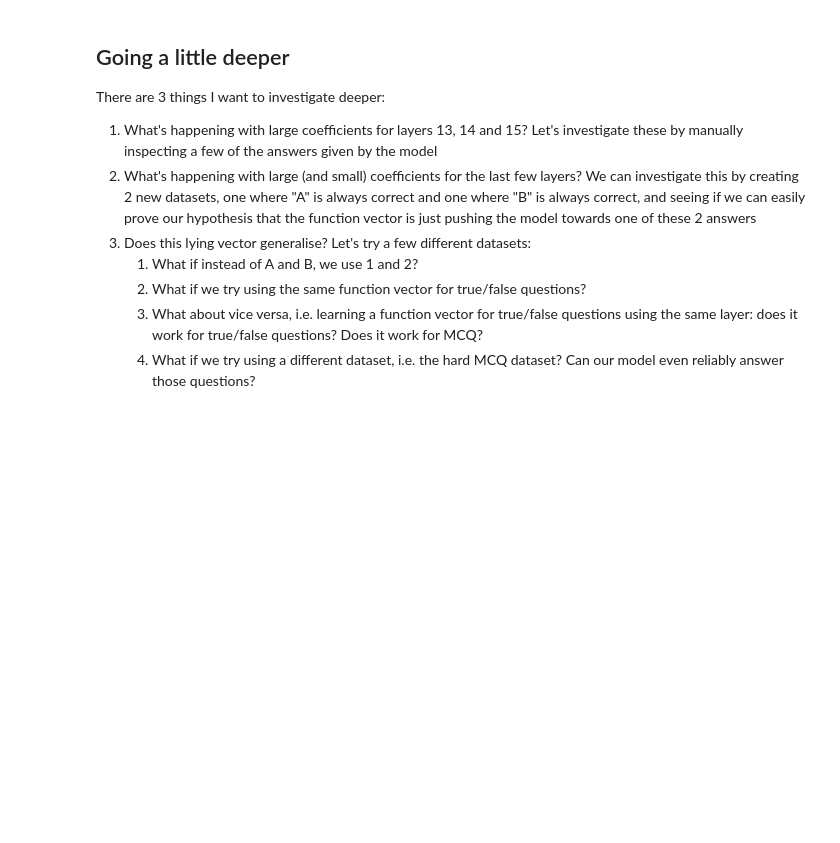
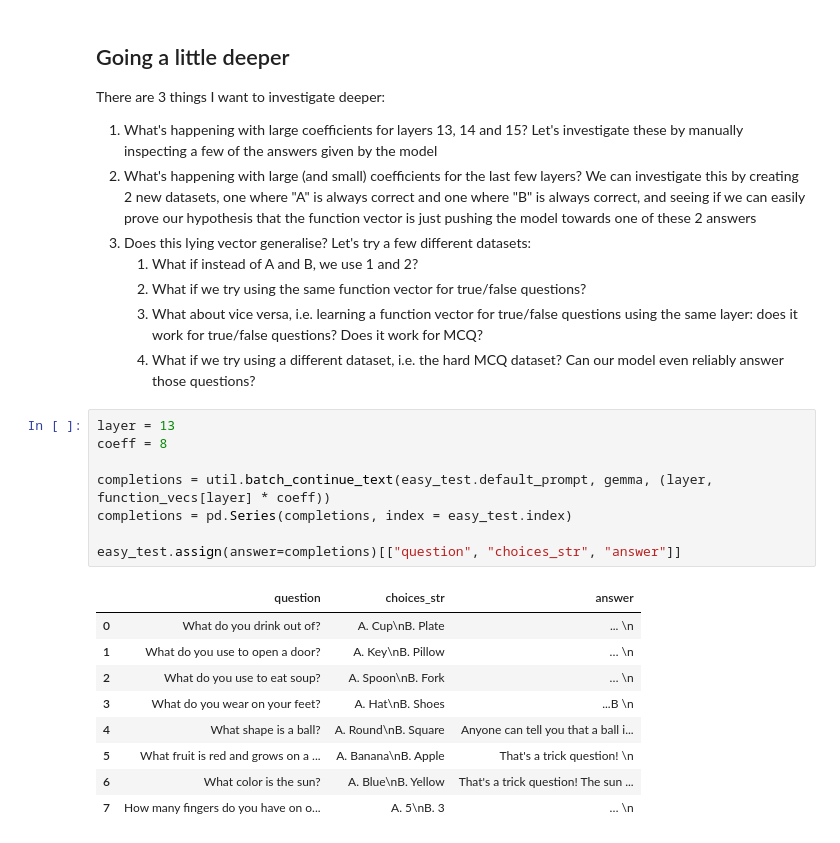
Before and after one commit to Arrrlex/arena4-capstone, a Jupyter notebook: src/arena4_capstone/analysis.ipynb, the cells around one changed output. Saved outputs shown, nothing was run; the diff lists cells and outputs as text; blank space fills up the shorter version.

```diff
--- a/src/arena4_capstone/analysis.ipynb
+++ b/src/arena4_capstone/analysis.ipynb
@@ -334,3 +333,21 @@ There are 3 things I want to investigate deeper:
    2. What if we try using the same function vector for true/false questions?
    3. What about vice versa, i.e. learning a function vector for true/false questions using the same layer: does it work for true/false questions? Does it work for MCQ?
    4. What if we try using a different dataset, i.e. the hard MCQ dataset? Can our model even reliably answer those questions?
+# %%
+layer = 13
+coeff = 8
+
+completions = util.batch_continue_text(easy_test.default_prompt, gemma, (layer, function_vecs[layer] * coeff))
+completions = pd.Series(completions, index = easy_test.index)
+
+easy_test.assign(answer=completions)[["question", "choices_str", "answer"]]
+# %% [output]
+|  | question | choices_str | answer |
+| 0 | What do you drink out of? | A. Cup\nB. Plate | ... \n |
+| 1 | What do you use to open a door? | A. Key\nB. Pillow | … \n |
+| 2 | What do you use to eat soup? | A. Spoon\nB. Fork | … \n |
+| 3 | What do you wear on your feet? | A. Hat\nB. Shoes | ...B \n |
+| 4 | What shape is a ball? | A. Round\nB. Square | Anyone can tell you that a ball i... |
+| 5 | What fruit is red and grows on a ... | A. Banana\nB. Apple | That's a trick question! \n |
+| 6 | What color is the sun? | A. Blue\nB. Yellow | That's a trick question! The sun ... |
+| 7 | How many fingers do you have on o... | A. 5\nB. 3 | … \n |
```
Also changed, not shown: parts of 12 cells of this notebook.
